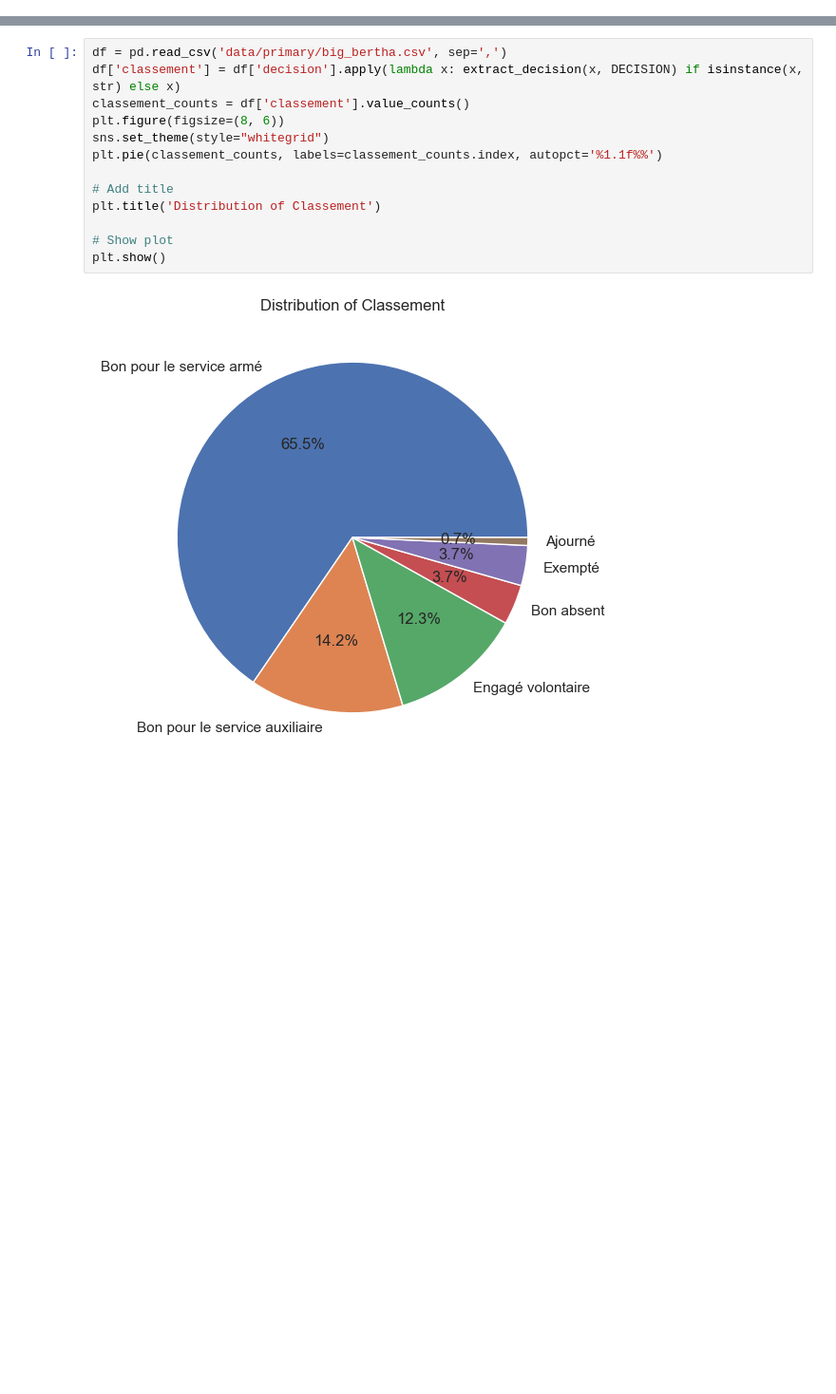
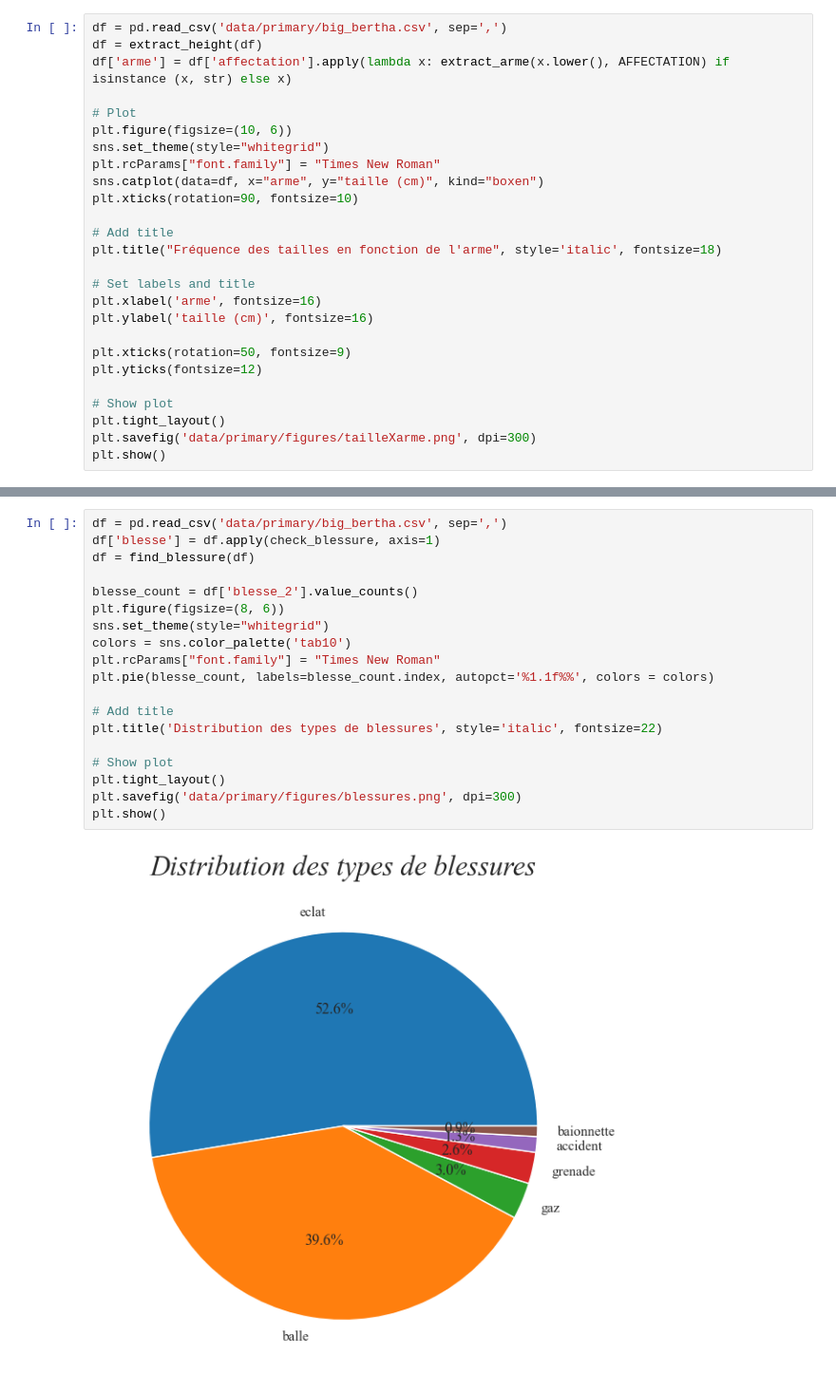
Before and after one commit to the0phil3/projet_memoire2, a Jupyter notebook: primary_figures.ipynb, the cells around one changed output, grey strips where cells are left out. Shown at 95% size. Saved outputs shown, nothing was run; the diff lists cells and outputs as text; blank space fills up the shorter version.

```diff
--- a/primary_figures.ipynb
+++ b/primary_figures.ipynb
@@ -171,0 +300,26 @@ plt.show()
+# %%
+df = pd.read_csv('data/primary/big_bertha.csv', sep=',')
+df = extract_height(df)
+df['arme'] = df['affectation'].apply(lambda x: extract_arme(x.lower(), AFFECTATION) if isinstance (x, str) else x)
+
+# Plot
+plt.figure(figsize=(10, 6))
+sns.set_theme(style="whitegrid")
+plt.rcParams["font.family"] = "Times New Roman"
+sns.catplot(data=df, x="arme", y="taille (cm)", kind="boxen")
+plt.xticks(rotation=90, fontsize=10)
+
+# Add title
+plt.title("Fréquence des tailles en fonction de l'arme", style='italic', fontsize=18)
+
+# Set labels and title
+plt.xlabel('arme', fontsize=16)
+plt.ylabel('taille (cm)', fontsize=16)
+
+plt.xticks(rotation=50, fontsize=9)
+plt.yticks(fontsize=12)
+
+# Show plot
+plt.tight_layout()
+plt.savefig('data/primary/figures/tailleXarme.png', dpi=300)
+plt.show()
@@ -172,15 +612,21 @@ plt.show()
 # %%
 df = pd.read_csv('data/primary/big_bertha.csv', sep=',')
-df['classement'] = df['decision'].apply(lambda x: extract_decision(x, DECISION) if isinstance(x, str) else x)
-classement_counts = df['classement'].value_counts()
+df['blesse'] = df.apply(check_blessure, axis=1)
+df = find_blessure(df)
+
+blesse_count = df['blesse_2'].value_counts()
 plt.figure(figsize=(8, 6))
 sns.set_theme(style="whitegrid")
-plt.pie(classement_counts, labels=classement_counts.index, autopct='%1.1f%%')
+colors = sns.color_palette('tab10')
+plt.rcParams["font.family"] = "Times New Roman"
+plt.pie(blesse_count, labels=blesse_count.index, autopct='%1.1f%%', colors = colors)
 
 # Add title
-plt.title('Distribution of Classement')
+plt.title('Distribution des types de blessures', style='italic', fontsize=22)
 
 # Show plot
+plt.tight_layout()
+plt.savefig('data/primary/figures/blessures.png', dpi=300)
 plt.show()
 # %% [output]
-[figure, old version]
+[figure, new version]
```
Also changed, not shown: parts of 24 cells of this notebook, 26 other files.
